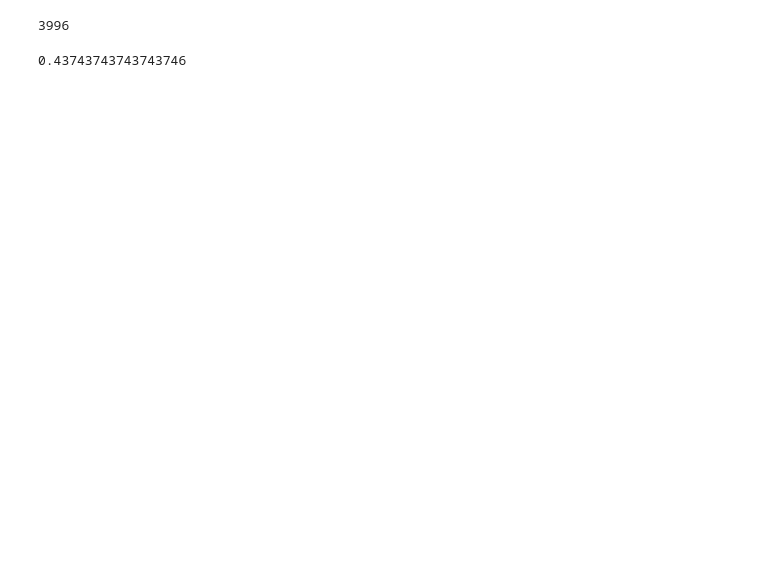
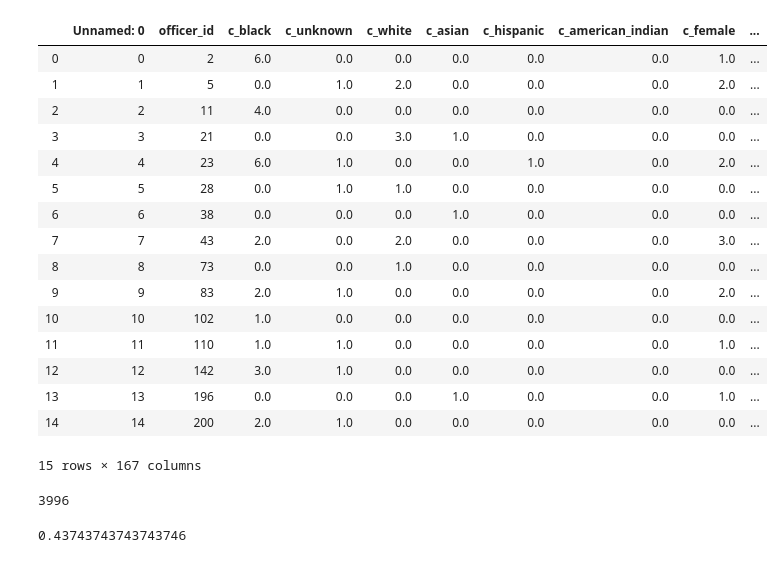
Before and after one commit to DSharm/nypd_misconduct, a Jupyter notebook: classification_fcns.ipynb, the cells around one changed output. Cells and saved outputs as stored; diff of their text form; code cells hidden in the pictures; blank space fills up the shorter version.

```diff
--- a/classification_fcns.ipynb
+++ b/classification_fcns.ipynb
@@ -13,6 +13,28 @@ df = pd.read_csv('allegations_cleaned2.csv')
 df = df.drop(columns='board_disposition')
 # %%
 odf = pd.read_csv('officer_df.csv')
+# %%
+odf = odf.drop(columns='Unnamed: 0.1')
+# %%
+odf.head(15)
+# %% [output]
+|  | Unnamed: 0 | officer_id | c_black | c_unknown | c_white | c_asian | c_hispanic | c_american_indian | c_female | ... |
+| 0 | 0 | 2 | 6.0 | 0.0 | 0.0 | 0.0 | 0.0 | 0.0 | 1.0 | ... |
+| 1 | 1 | 5 | 0.0 | 1.0 | 2.0 | 0.0 | 0.0 | 0.0 | 2.0 | ... |
+| 2 | 2 | 11 | 4.0 | 0.0 | 0.0 | 0.0 | 0.0 | 0.0 | 0.0 | ... |
+| 3 | 3 | 21 | 0.0 | 0.0 | 3.0 | 1.0 | 0.0 | 0.0 | 0.0 | ... |
+| 4 | 4 | 23 | 6.0 | 1.0 | 0.0 | 0.0 | 1.0 | 0.0 | 2.0 | ... |
+| 5 | 5 | 28 | 0.0 | 1.0 | 1.0 | 0.0 | 0.0 | 0.0 | 0.0 | ... |
+| 6 | 6 | 38 | 0.0 | 0.0 | 0.0 | 1.0 | 0.0 | 0.0 | 0.0 | ... |
+| 7 | 7 | 43 | 2.0 | 0.0 | 2.0 | 0.0 | 0.0 | 0.0 | 3.0 | ... |
+| 8 | 8 | 73 | 0.0 | 0.0 | 1.0 | 0.0 | 0.0 | 0.0 | 0.0 | ... |
+| 9 | 9 | 83 | 2.0 | 1.0 | 0.0 | 0.0 | 0.0 | 0.0 | 2.0 | ... |
+| 10 | 10 | 102 | 1.0 | 0.0 | 0.0 | 0.0 | 0.0 | 0.0 | 0.0 | ... |
+| 11 | 11 | 110 | 1.0 | 1.0 | 0.0 | 0.0 | 0.0 | 0.0 | 1.0 | ... |
+| 12 | 12 | 142 | 3.0 | 1.0 | 0.0 | 0.0 | 0.0 | 0.0 | 0.0 | ... |
+| 13 | 13 | 196 | 0.0 | 0.0 | 0.0 | 1.0 | 0.0 | 0.0 | 1.0 | ... |
+| 14 | 14 | 200 | 2.0 | 1.0 | 0.0 | 0.0 | 0.0 | 0.0 | 0.0 | ... |
+15 rows × 167 columns
 # %%
 officer_exclude_cols =  ['substantiated',
                          'ever_charged']
```
Also changed, not shown: parts of 10 cells of this notebook.
